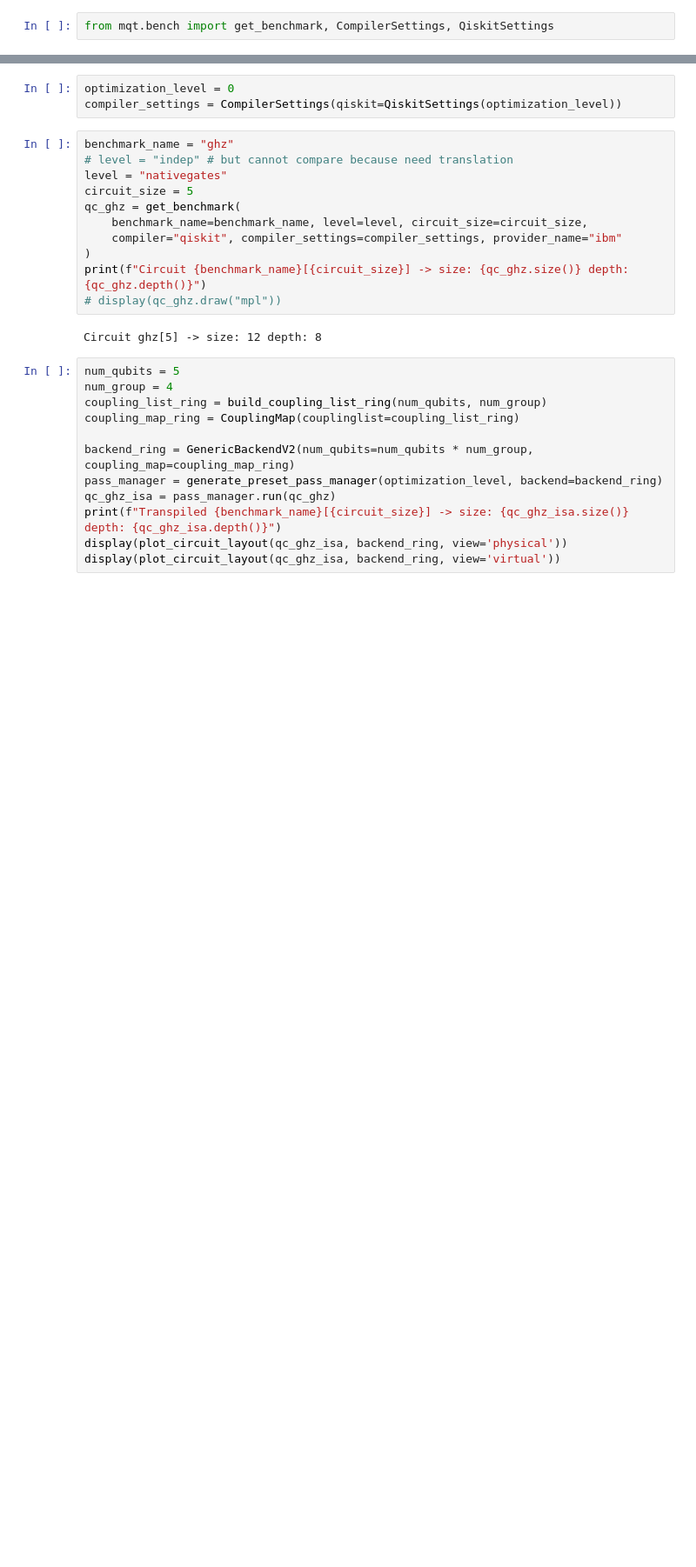
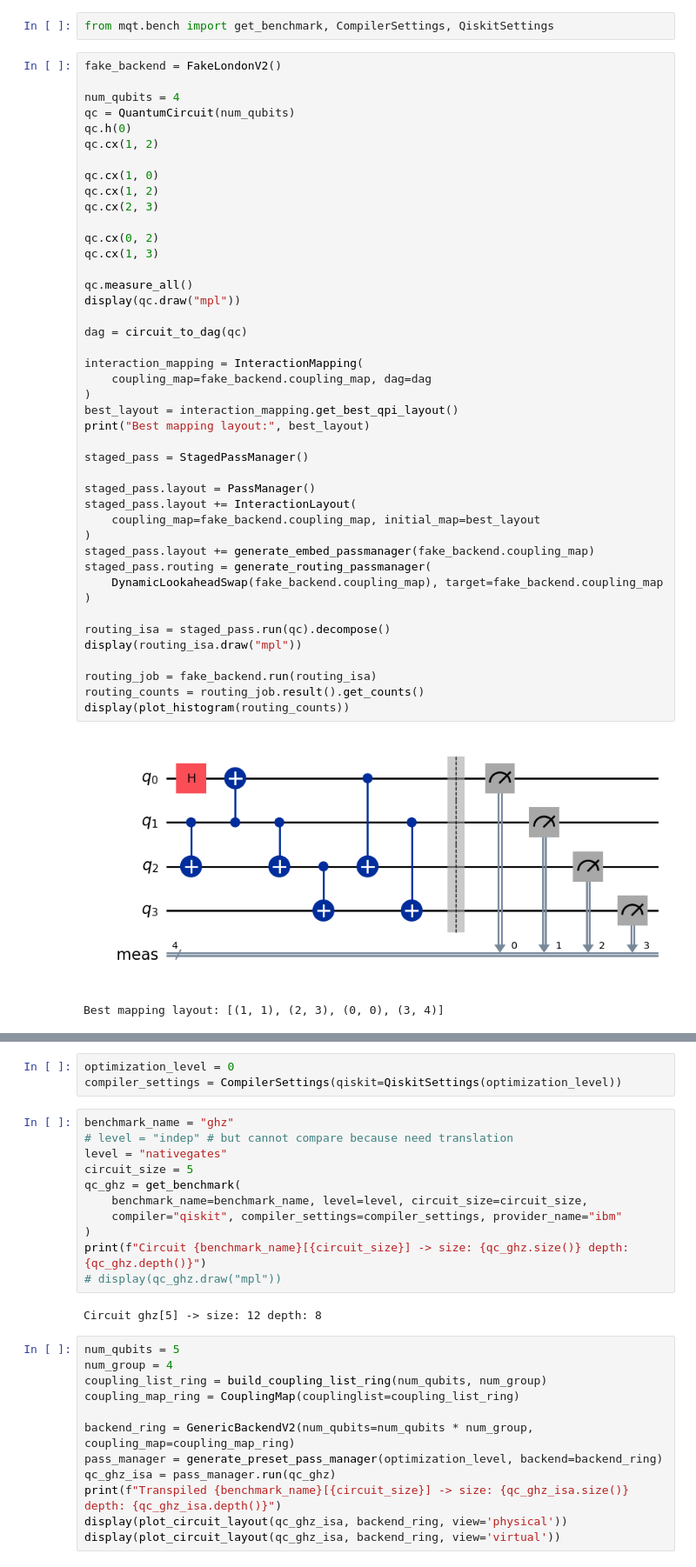
Before and after one commit to natashaval/qubit-mapping-distributed-qc, a Jupyter notebook: 5_benchmarking.ipynb, the cells around one changed output, grey strips where cells are left out. Shown at 87% size. Saved outputs shown, nothing was run; the diff lists cells and outputs as text; blank space fills up the shorter version.

Commit message:
interaction mapping not working for benchmarking

```diff
--- a/5_benchmarking.ipynb
+++ b/5_benchmarking.ipynb
@@ -19,3 +20,49 @@ from qiskit.converters import circuit_to_dag
 from qiskit.visualization import plot_coupling_map, plot_circuit_layout, plot_histogram
 # %%
 from mqt.bench import get_benchmark, CompilerSettings, QiskitSettings
+# %%
+fake_backend = FakeLondonV2()
+
+num_qubits = 4
+qc = QuantumCircuit(num_qubits)
+qc.h(0)
+qc.cx(1, 2)
+
+qc.cx(1, 0)
+qc.cx(1, 2)
+qc.cx(2, 3)
+
+qc.cx(0, 2)
+qc.cx(1, 3)
+
+qc.measure_all()
+display(qc.draw("mpl"))
+
+dag = circuit_to_dag(qc)
+
+interaction_mapping = InteractionMapping(
+    coupling_map=fake_backend.coupling_map, dag=dag
+)
+best_layout = interaction_mapping.get_best_qpi_layout()
+print("Best mapping layout:", best_layout)
+
+staged_pass = StagedPassManager()
+
+staged_pass.layout = PassManager()
+staged_pass.layout += InteractionLayout(
+    coupling_map=fake_backend.coupling_map, initial_map=best_layout
+)
+staged_pass.layout += generate_embed_passmanager(fake_backend.coupling_map)
+staged_pass.routing = generate_routing_passmanager(
+    DynamicLookaheadSwap(fake_backend.coupling_map), target=fake_backend.coupling_map
+)
+
+routing_isa = staged_pass.run(qc).decompose()
+display(routing_isa.draw("mpl"))
+
+routing_job = fake_backend.run(routing_isa)
+routing_counts = routing_job.result().get_counts()
+display(plot_histogram(routing_counts))
+# %% [output]
+[figure, added]
+Best mapping layout: [(1, 1), (2, 3), (0, 0), (3, 4)]
```
Also changed, not shown: parts of 8 cells of this notebook, 3 other files.
